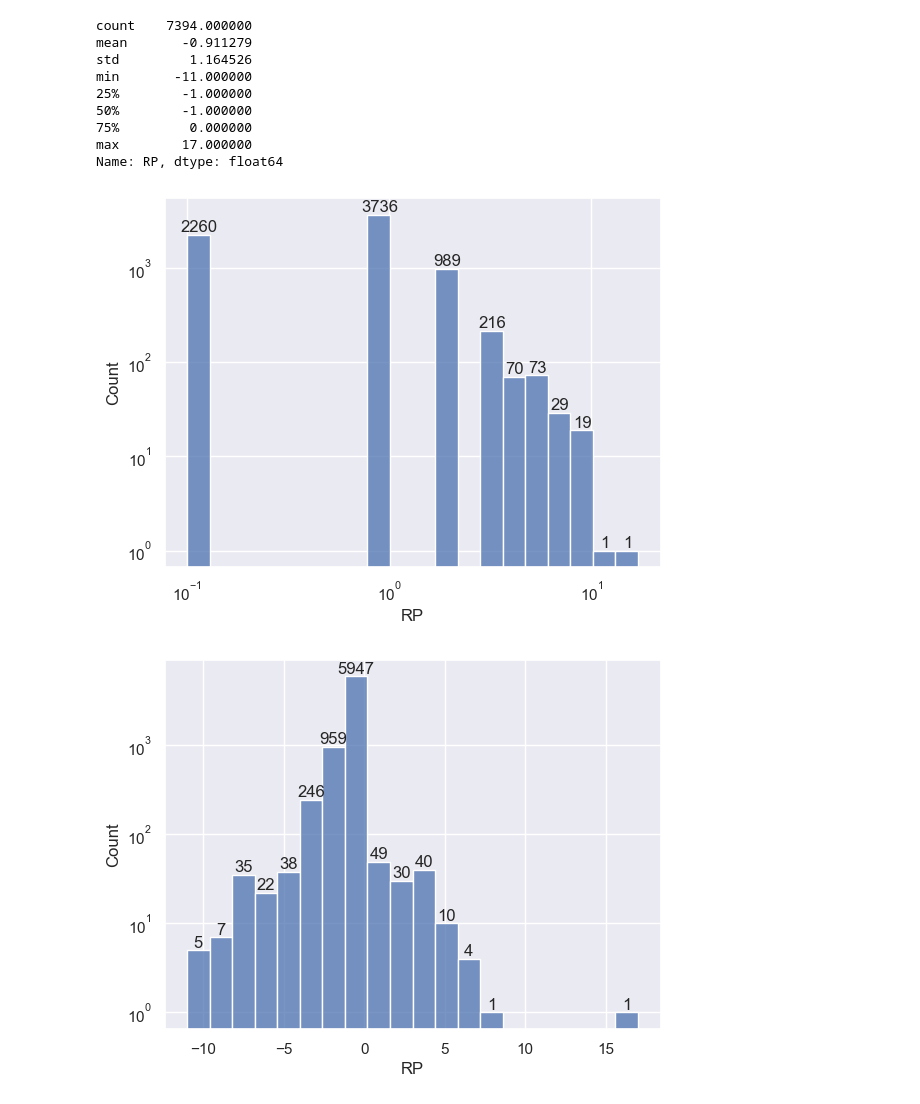
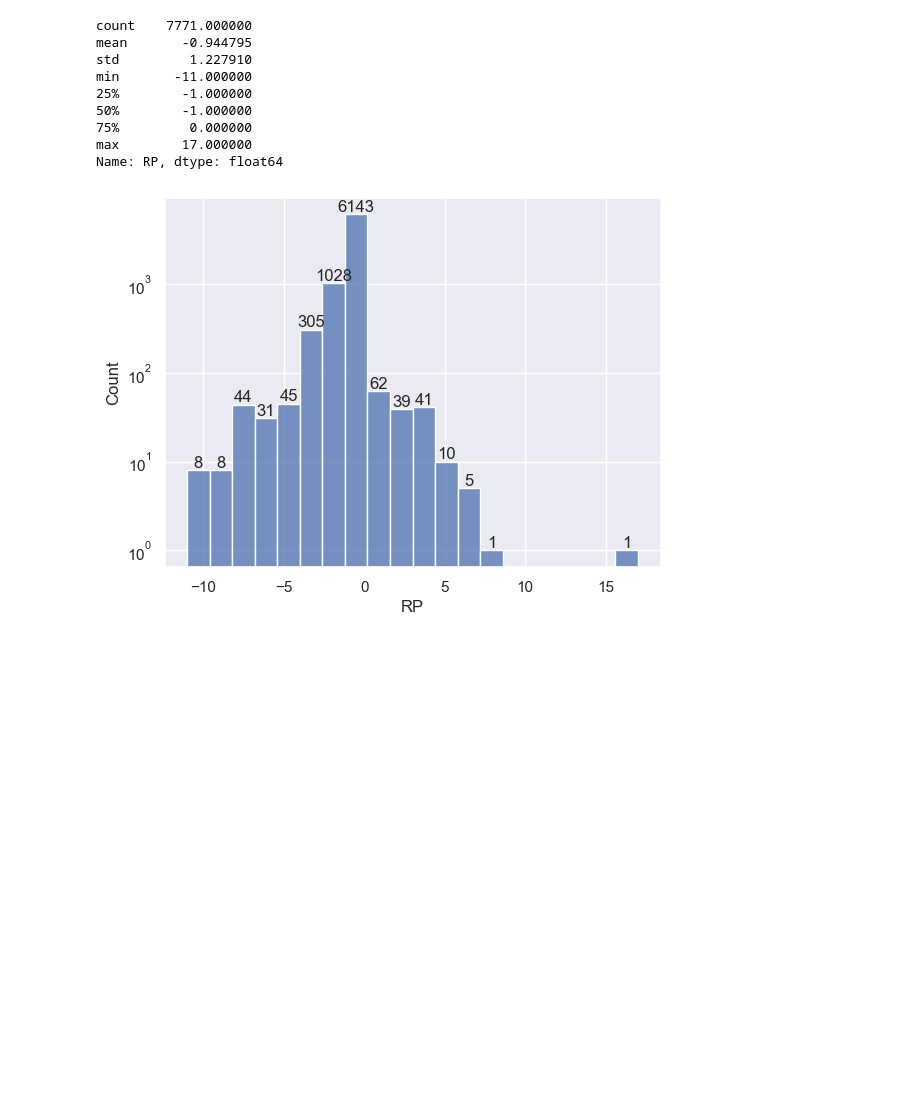
Before and after one commit to jeancroy/RP-fit, a Jupyter notebook: RP fit.ipynb, the cells around one changed output. Cells and saved outputs as stored; diff of their text form; code cells hidden in the pictures; blank space fills up the shorter version.

```diff
--- a/RP fit.ipynb
+++ b/RP fit.ipynb
@@ -76,3 +32,14 @@ else:
+# %%
+refresh_rp_file = True
+
+if (refresh_rp_file):
+
+    data = download_data()
+    data.to_pickle(fit_options.data_file)
+
+else:
+
+    data = pd.read_pickle(fit_options.data_file)
 # %%
 data.describe()
 data.head()
@@ -97,5 +69,5 @@ data.head()
 # Pack the dictionary into a 1-D vector.
 # Also store information on how to unpack that vector
 
-x0, unpack_info = pack(make_initial_guess())
+x0, unpack_info = pack(*make_initial_guess())
 # %%
@@ -126,28 +98,27 @@ def residual(x):
 # %%
 # what is the quality of the initial guess?
 
 r= data["RP"] - np.round(RP(x0))
 pd.Series(r).describe()
 
-_ = plt.figure()
-g = sns.histplot(x=np.clip(np.abs(r), 1e-1,1e3), log_scale=True, bins=20)
-g.axes.set_yscale('log')
-_ = g.bar_label(g.containers[1], labels= [str(v) if v else '' for v in g.containers[1].datavalues])
+# _ = plt.figure()
+# g = sns.histplot(x=np.clip(np.abs(r), 1e-1,1e3), log_scale=True, bins=20)
+# g.axes.set_yscale('log')
+# _ = g.bar_label(g.containers[1], labels= [str(v) if v else '' for v in g.containers[1].datavalues])
 
 _ = plt.figure()
 g = sns.histplot(x=r, bins=20)
 _ = g.axes.set_yscale('log')
 _ = g.bar_label(g.containers[1], labels= [str(v) if v else '' for v in g.containers[1].datavalues])
 # %% [output]
-count    7394.000000
-mean       -0.911279
-std         1.164526
+count    7771.000000
+mean       -0.944795
+std         1.227910
 min       -11.000000
 25%        -1.000000
 50%        -1.000000
 75%         0.000000
 max        17.000000
 Name: RP, dtype: float64
-[figure, old version]
+[figure, new version]
-[figure, removed]
 # %%
```
Also changed, not shown: parts of 12 cells of this notebook, 30 other files.
